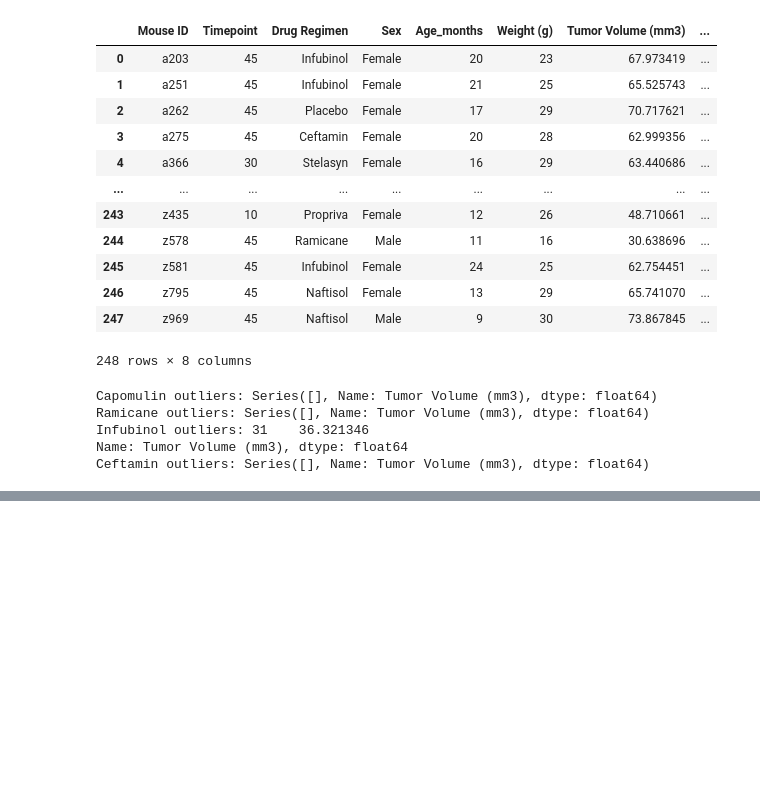
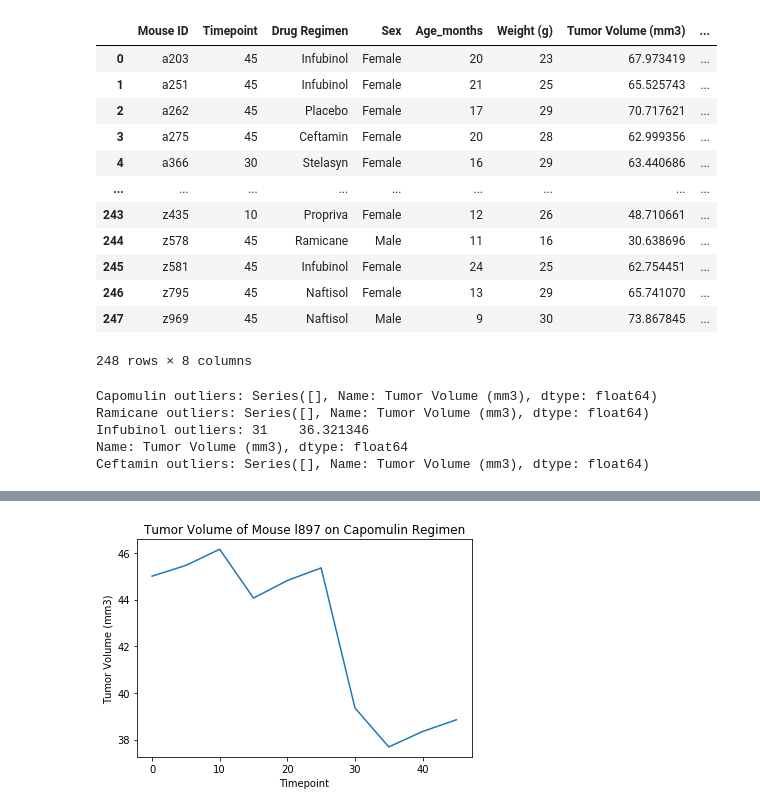
Before and after one commit to anniid/matplotlib_challenge, a Jupyter notebook: main.ipynb, the cells around one changed output, grey strips where cells are left out. Cells and saved outputs as stored; diff of their text form; code cells hidden in the pictures; blank space fills up the shorter version.

```diff
--- a/main.ipynb
+++ b/main.ipynb
@@ -213,0 +209,17 @@ Ceftamin outliers: Series([], Name: Tumor Volume (mm3), dtype: float64)
+# %%
+# Generate a line plot of time point versus tumor volume for a mouse treated with Capomulin
+#select a random mouse that received capomulin treatment
+capomulin_only=clean_study_results.loc[clean_study_results["Drug Regimen"] == "Capomulin"]
+#random_mouse = capomulin_only.sample(n=1)
+#mouse_id=random_mouse['Mouse ID']
+#mouse_id
+# %%
+#create the line plot of mouse b742's tumor vol over time.
+capo_mouse=capomulin_only.loc[capomulin_only['Mouse ID']=="l897"]
+plt.plot(capo_mouse['Timepoint'],capo_mouse['Tumor Volume (mm3)'])
+plt.title(f"Tumor Volume of Mouse l897 on Capomulin Regimen")
+plt.xlabel('Timepoint')
+plt.ylabel('Tumor Volume (mm3)')
+plt.show()
+# %% [output]
+[figure, added]
```
Also changed, not shown: parts of 6 cells of this notebook.
